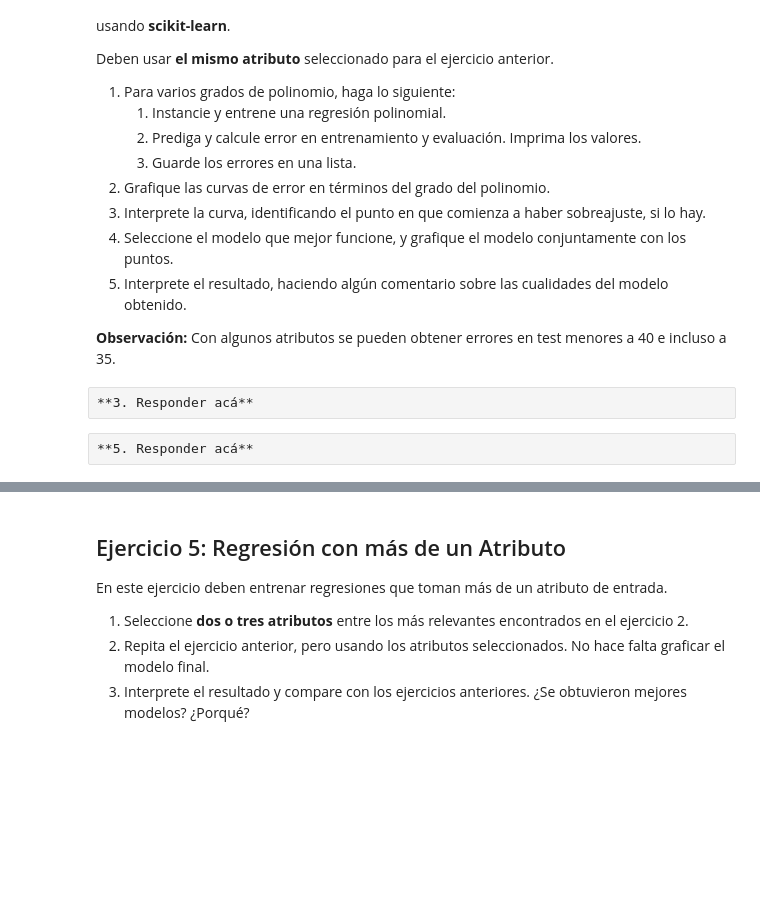
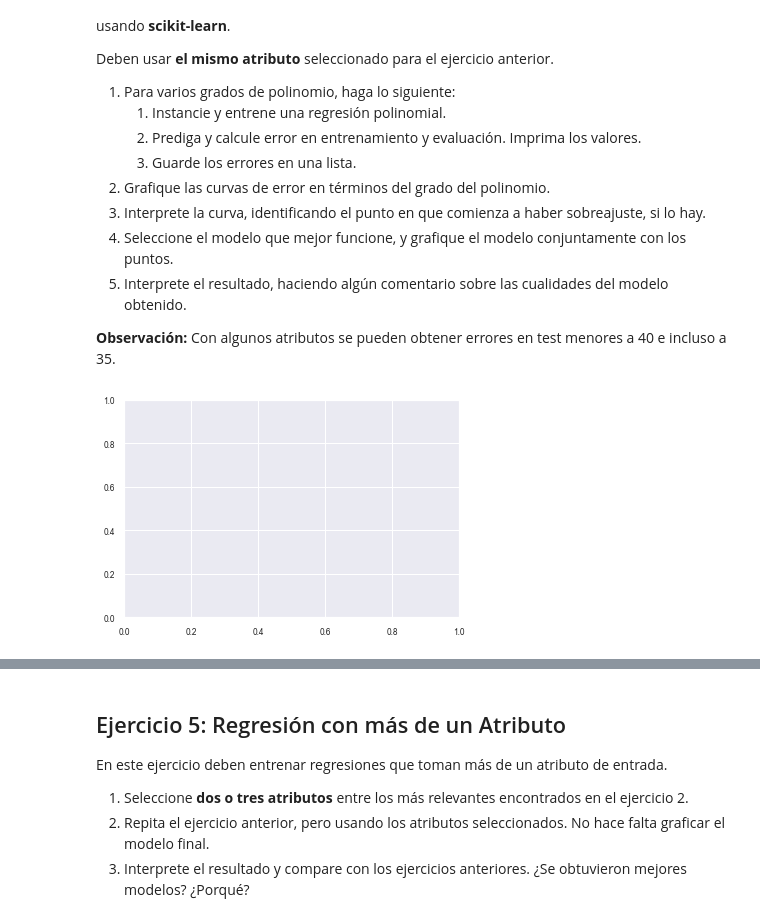
Before and after one commit to Nico37-coder/IntroduccionAprendizajeAutomatico, a Jupyter notebook: Lab 1-FDC.ipynb, the cells around one changed output, grey strips where cells are left out. Drawn from its saved outputs; the diff is of its cells as text; code cells hidden in the pictures; blank space fills up the shorter version.

```diff
--- a/Lab 1-FDC.ipynb
+++ b/Lab 1-FDC.ipynb
@@ -1053,5 +1053,24 @@ Deben usar **el mismo atributo** seleccionado para el ejercicio anterior.
 5. Interprete el resultado, haciendo algún comentario sobre las cualidades del modelo obtenido.
 
 **Observación:** Con algunos atributos se pueden obtener errores en test menores a 40 e incluso a 35.
+# %%
+# extracted from
+#https://scikit-learn.org/stable/auto_examples/linear_model/
+#       plot_polynomial_interpolation.html
+# to store train and test errors-.
+train_errors = []
+val_errors = []
+if True: # --FIG_12--
+    fig, ax = plt.subplots()
+    ax.set_prop_cycle(color=["black",    # incompleto (tbc in f(poliegrees)
+                             "teal",
+                             "yellowgreen",
+                             "gold",
+                             "darkorange",
+                             "tomato"
+                             ]
+                      )
+# %% [output]
+[figure, added]
 # %%
 # 1. Resolver acá.
@@ -1060,2 +1076,0 @@ Deben usar **el mismo atributo** seleccionado para el ejercicio anterior.
-# %% [raw]
-**3. Responder acá**
@@ -1064,2 +1076,0 @@ Deben usar **el mismo atributo** seleccionado para el ejercicio anterior.
-# %% [raw]
-**5. Responder acá**
```
Also changed, not shown: parts of 27 cells of this notebook.
